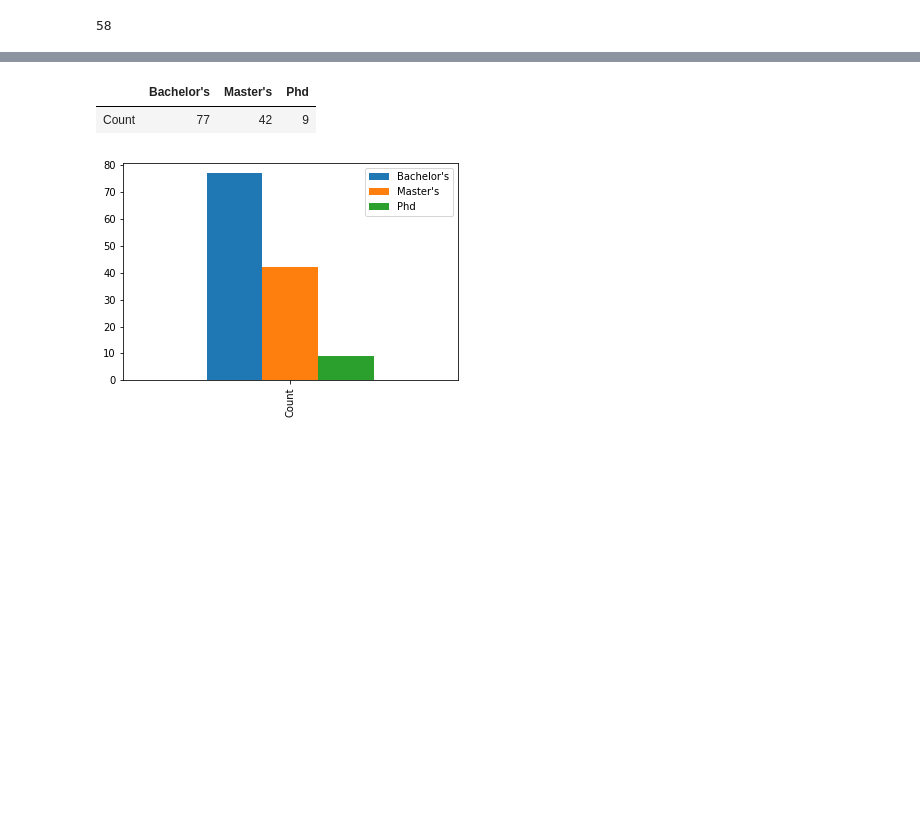
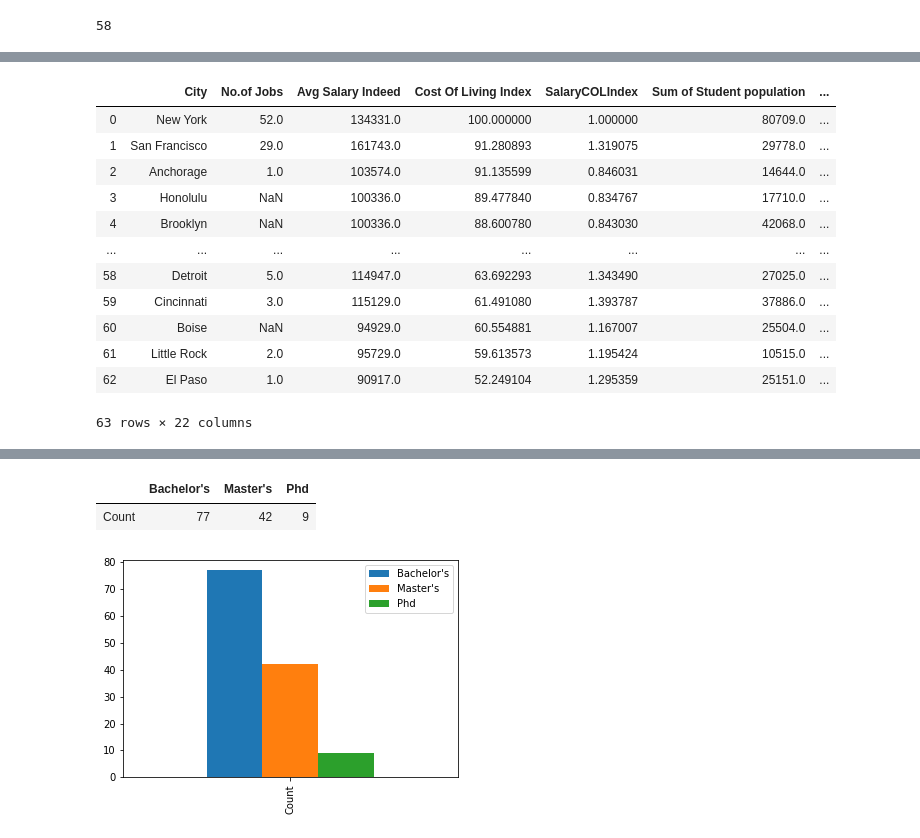
Before and after one commit to look4parul/Project1_PPDR-Consultants, a Jupyter notebook: JobMarketAnalysis/indeed_data_analysis.ipynb, the cells around one changed output, grey strips where cells are left out. Cells and saved outputs as stored; diff of their text form; code cells hidden in the pictures; blank space fills up the shorter version.

```diff
--- a/JobMarketAnalysis/indeed_data_analysis.ipynb
+++ b/JobMarketAnalysis/indeed_data_analysis.ipynb
@@ -323,0 +358,33 @@ df_col_complete_student_jobs_salary_final.head()
+# %%
+# Extracting the salary of New york into a variable
+New_York_Salary = df_col_complete_student_jobs_salary_final.loc[df_col_complete_student_jobs_salary_final['City'] == "New York"]["Avg Salary Indeed"]
+# calculate the index based on average salary and cost of living of every city and normalize it for New york
+list = np.array([(100*df_col_complete_student_jobs_salary_final["Avg Salary Indeed"][i]/\
+                                                           df_col_complete_student_jobs_salary_final["Cost Of Living Index"][i])/New_York_Salary for i in range(0,len(df_col_complete_student_jobs_salary_final))]).tolist()
+#Flattening the list of lists and assigning it to a new coloumn in dataframe
+df_col_complete_student_jobs_salary_final["SalaryCOLIndex"] = [y for x in list for y in x]
+# rearranging the order of the columns as desired
+df_col_complete_student_jobs_salary_final =df_col_complete_student_jobs_salary_final[['City', 'No.of Jobs', 'Avg Salary Indeed','Cost Of Living Index',"SalaryCOLIndex", 'Sum of Student population',
+        'Data Science Average Salary', 'Data Scientist Low',
+       'Data Scientist High', 'Average Pay vs National Avg',
+       'Data Analyst Average Salary', 'Data Analyst Low', 'Data Analysts High',
+       'Average Pay vs National Avg.1', 'Data Engineer Average Salary',
+       'Data Engineer Low', 'Data Engineer High',
+       'Average Pay vs National Avg.2', 'Data Architect Average Salary',
+       'Data Architect Low', 'Data Architect High',
+       'Average Pay vs National Avg.3']]
+df_col_complete_student_jobs_salary_final
+# %% [output]
+|  | City | No.of Jobs | Avg Salary Indeed | Cost Of Living Index | SalaryCOLIndex | Sum of Student population | ... |
+| 0 | New York | 52.0 | 134331.0 | 100.000000 | 1.000000 | 80709.0 | ... |
+| 1 | San Francisco | 29.0 | 161743.0 | 91.280893 | 1.319075 | 29778.0 | ... |
+| 2 | Anchorage | 1.0 | 103574.0 | 91.135599 | 0.846031 | 14644.0 | ... |
+| 3 | Honolulu | NaN | 100336.0 | 89.477840 | 0.834767 | 17710.0 | ... |
+| 4 | Brooklyn | NaN | 100336.0 | 88.600780 | 0.843030 | 42068.0 | ... |
+| ... | ... | ... | ... | ... | ... | ... | ... |
+| 58 | Detroit | 5.0 | 114947.0 | 63.692293 | 1.343490 | 27025.0 | ... |
+| 59 | Cincinnati | 3.0 | 115129.0 | 61.491080 | 1.393787 | 37886.0 | ... |
+| 60 | Boise | NaN | 94929.0 | 60.554881 | 1.167007 | 25504.0 | ... |
+| 61 | Little Rock | 2.0 | 95729.0 | 59.613573 | 1.195424 | 10515.0 | ... |
+| 62 | El Paso | 1.0 | 90917.0 | 52.249104 | 1.295359 | 25151.0 | ... |
+63 rows × 22 columns
```
Also changed, not shown: parts of 13 cells of this notebook.
